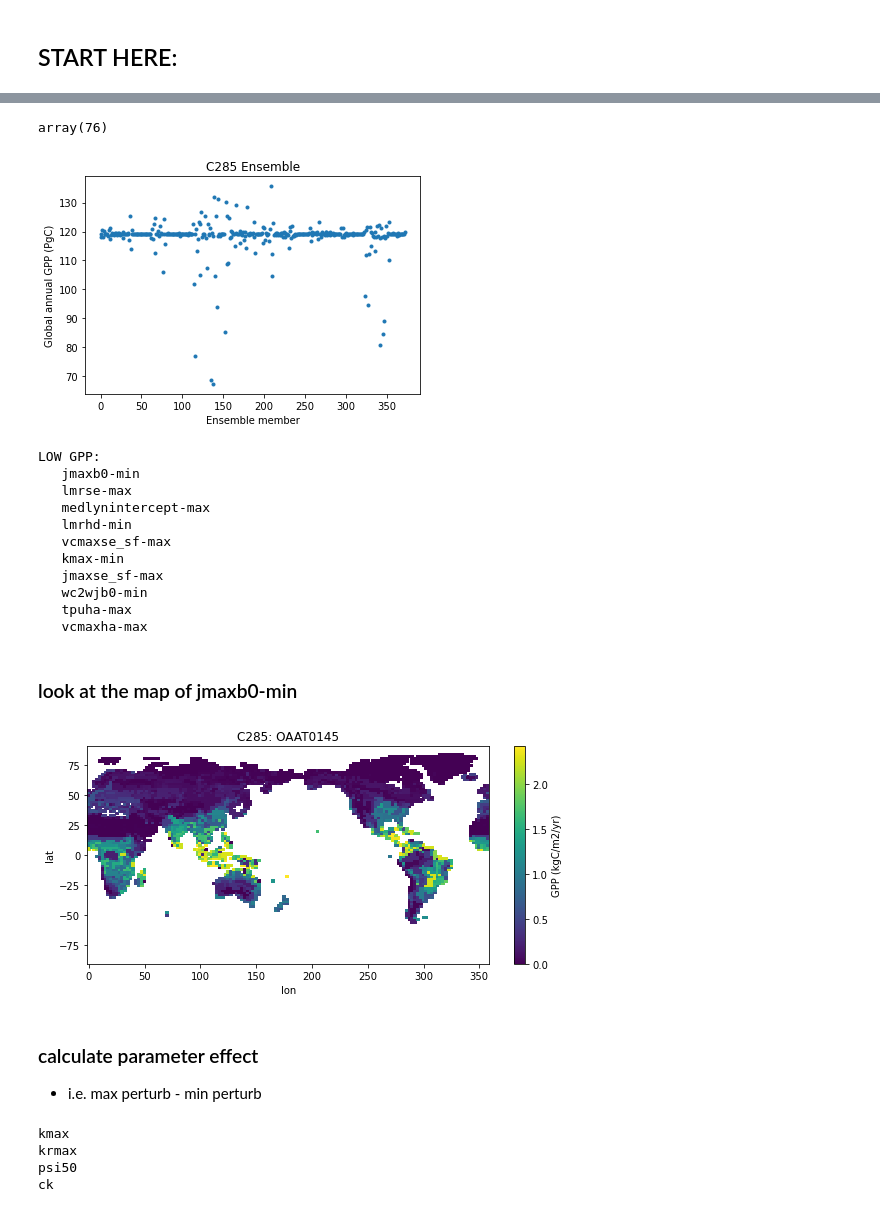
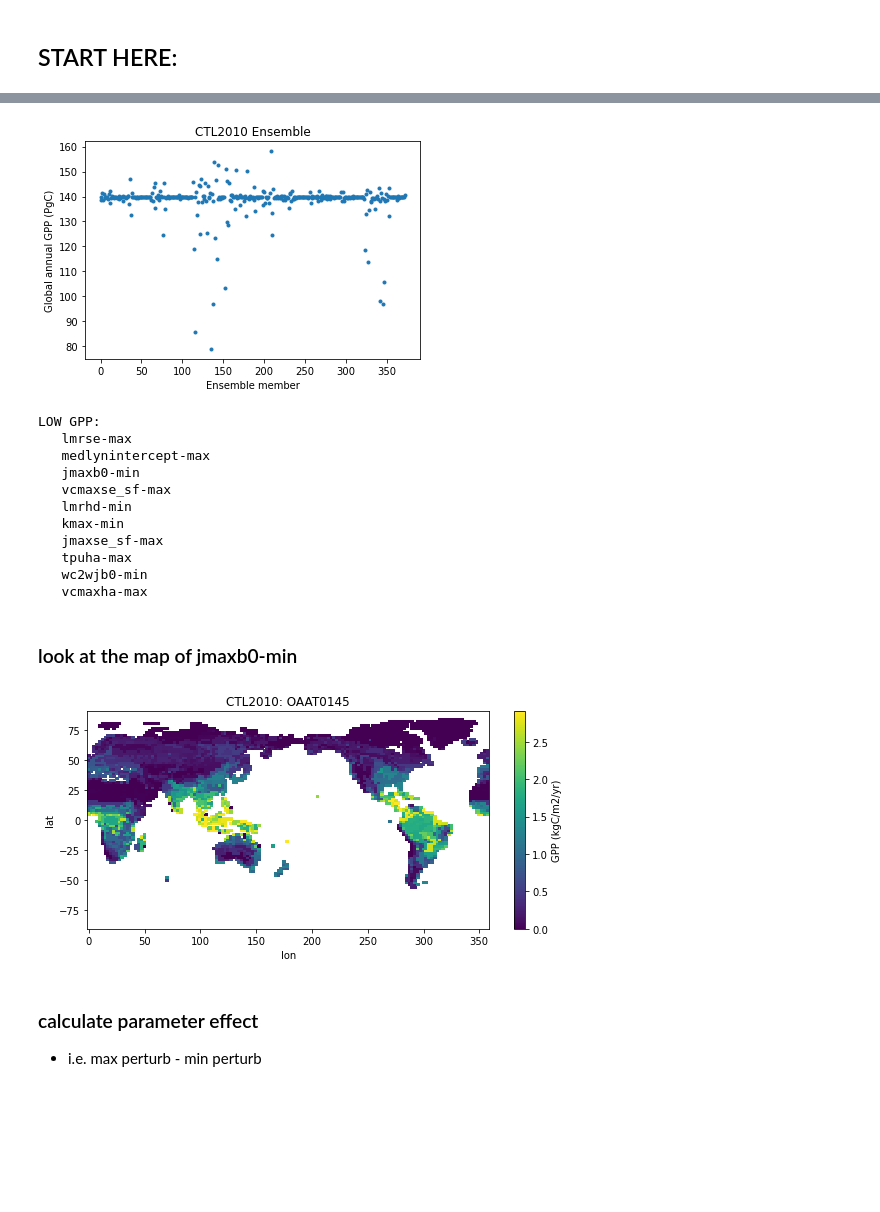
Before and after one commit to djk2120/CLM5PPE, a Jupyter notebook: pyth/template.ipynb, the cells around one changed output, grey strips where cells are left out. Cells and saved outputs as stored; diff of their text form; code cells hidden in the pictures; blank space fills up the shorter version.

```diff
--- a/pyth/template.ipynb
+++ b/pyth/template.ipynb
@@ -211,6 +206,7 @@ la = xr.open_dataset(la_file).landarea  #km2
 # %%
+## read in the CTL ensembles
 keys = paramkey.key.values
-name = 'C285'
+name = 'CTL2010'
 data_vars = ['GPP','HR','AR']
 htape = 'h0'
 ds = get_ensemble(name,data_vars,htape,keys,paramkey)
@@ -283,9 +237,3 @@ plt.plot(ds.grid1d_lon[ix],ds.grid1d_lat[ix],'x');
-# %%
-#how many gridcells above 60N with nonzero GPP
-nx = (ds.GPP.isel(ens=0,gridcell=ix).mean(dim='time')>0).sum()
-nx.values
-# %% [output]
-array(76)
 # %%
 #use the landarea vector and month_wts to calculate average annual GPP
 cf = 24*60*60*1e-9  #PgC
@@ -295,10 +243,10 @@ gpp_avg      = gpp_glob_ann.mean(dim='year').compute()
 # %%
 gpp_avg.plot.line('.')
 plt.xlabel('Ensemble member')
 plt.ylabel('Global annual GPP (PgC)')
-plt.title('C285 Ensemble');
+plt.title(name+' Ensemble');
 # %% [output]
-[figure, old version]
+[figure, new version]
 # %%
 #which perturbations yield the bottom 10 lowest GPP?
 print('LOW GPP:')
@@ -308,15 +256,15 @@ for i in np.argsort(gpp_avg)[:10]:
     print('   '+p+'-'+m)
 # %% [output]
 LOW GPP:
-   jmaxb0-min
    lmrse-max
    medlynintercept-max
+   jmaxb0-min
+   vcmaxse_sf-max
    lmrhd-min
-   vcmaxse_sf-max
    kmax-min
    jmaxse_sf-max
+   tpuha-max
    wc2wjb0-min
-   tpuha-max
    vcmaxha-max
 # %% [markdown]
 ### look at the map of jmaxb0-min
@@ -336,19 +284,9 @@ gpp_map = get_map(gpp)
 #plot
 plt.figure(figsize=[9,4])
 gpp_map.plot(cbar_kwargs={'label':'GPP (kgC/m2/yr)'})
-plt.title('C285: '+str(ds.key.isel(ens=ix).values[0]));
+plt.title(name+': '+str(ds.key.isel(ens=ix).values[0]));
 # %% [output]
-[figure, old version]
+[figure, new version]
 # %% [markdown]
 ### calculate parameter effect
 - i.e. max perturb -  min perturb
-# %%
-cf = 24*60*60*1e-9 #PgC
-da = ds.GPP
-uniques = ['kmax','krmax','psi50','ck']
-mean,iav,spatial,xdefs=param_effect(da,ds.param,uniques,cf)
-# %% [output]
-kmax
-krmax
-psi50
-ck
```
Also changed, not shown: parts of 13 cells of this notebook.
